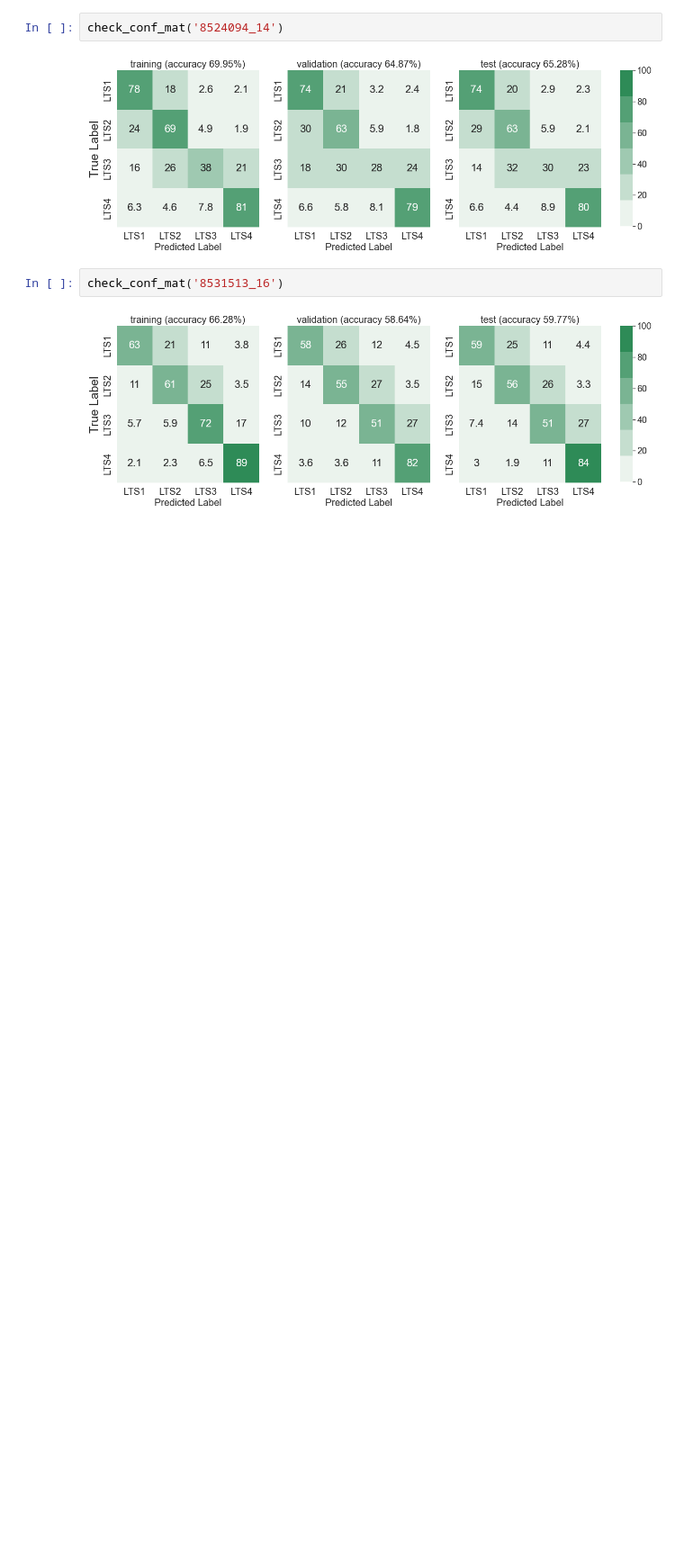
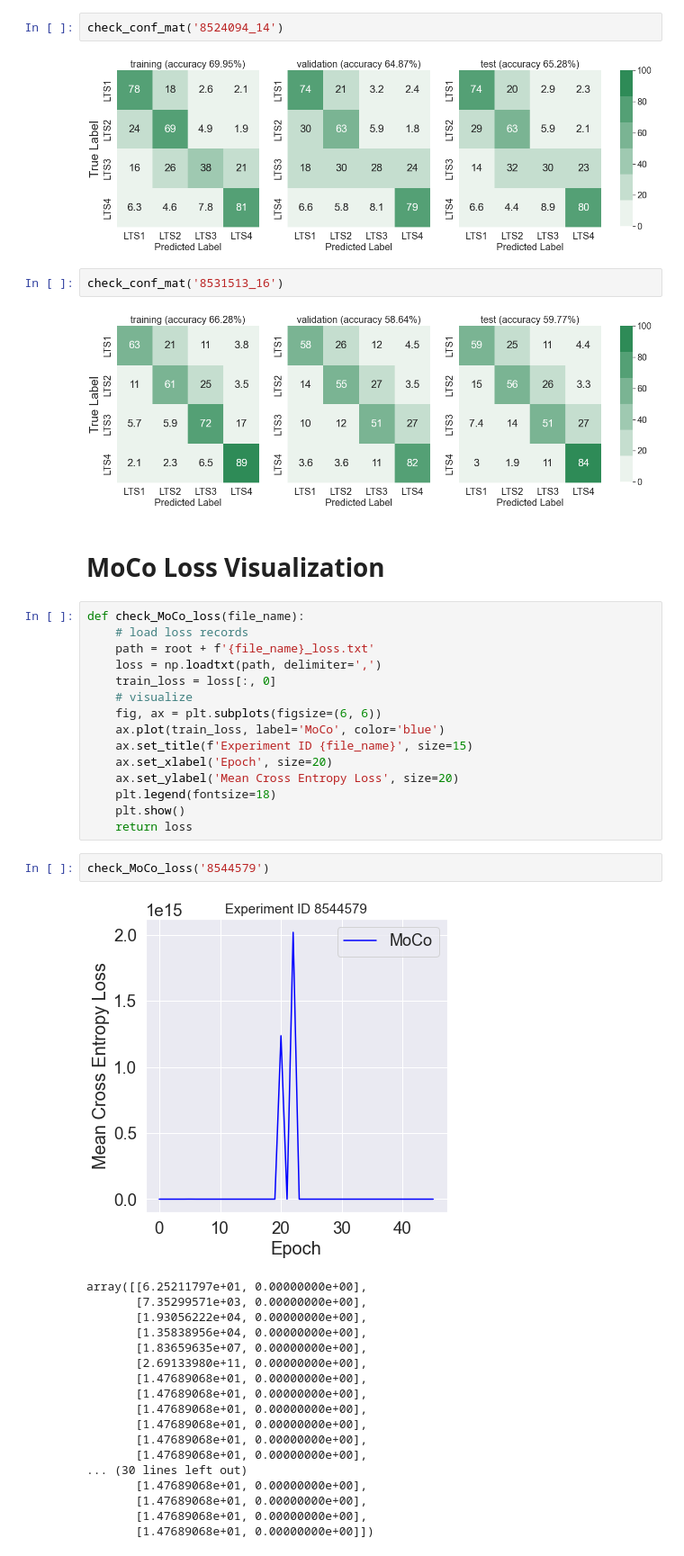
Before and after one commit to lin-bo/AutoLTS, a Jupyter notebook: visualization/res_visualization.ipynb, the cells around one changed output. Shown: that part at 90% size. Saved outputs shown, nothing was run; the diff lists cells and outputs as text; blank space fills up the shorter version.

```diff
--- a/visualization/res_visualization.ipynb
+++ b/visualization/res_visualization.ipynb
@@ -92,3 +92,41 @@ check_conf_mat('8524094_14')
 check_conf_mat('8531513_16')
 # %% [output]
 [figure]
+# %% [markdown]
+# MoCo Loss Visualization
+# %%
+def check_MoCo_loss(file_name):
+    # load loss records
+    path = root + f'{file_name}_loss.txt'
+    loss = np.loadtxt(path, delimiter=',')
+    train_loss = loss[:, 0]
+    # visualize
+    fig, ax = plt.subplots(figsize=(6, 6))
+    ax.plot(train_loss, label='MoCo', color='blue')
+    ax.set_title(f'Experiment ID {file_name}', size=15)
+    ax.set_xlabel('Epoch', size=20)
+    ax.set_ylabel('Mean Cross Entropy Loss', size=20)
+    plt.legend(fontsize=18)
+    plt.show()
+    return loss
+# %%
+check_MoCo_loss('8544579')
+# %% [output]
+[figure, added]
+array([[6.25211797e+01, 0.00000000e+00],
+       [7.35299571e+03, 0.00000000e+00],
+       [1.93056222e+04, 0.00000000e+00],
+       [1.35838956e+04, 0.00000000e+00],
+       [1.83659635e+07, 0.00000000e+00],
+       [2.69133980e+11, 0.00000000e+00],
+       [1.47689068e+01, 0.00000000e+00],
+       [1.47689068e+01, 0.00000000e+00],
+       [1.47689068e+01, 0.00000000e+00],
+       [1.47689068e+01, 0.00000000e+00],
+       [1.47689068e+01, 0.00000000e+00],
+       [1.47689068e+01, 0.00000000e+00],
+... (30 lines left out)
+       [1.47689068e+01, 0.00000000e+00],
+       [1.47689068e+01, 0.00000000e+00],
+       [1.47689068e+01, 0.00000000e+00],
+       [1.47689068e+01, 0.00000000e+00]])
```
Also changed, not shown: parts of 2 cells of this notebook, 6 other files.
